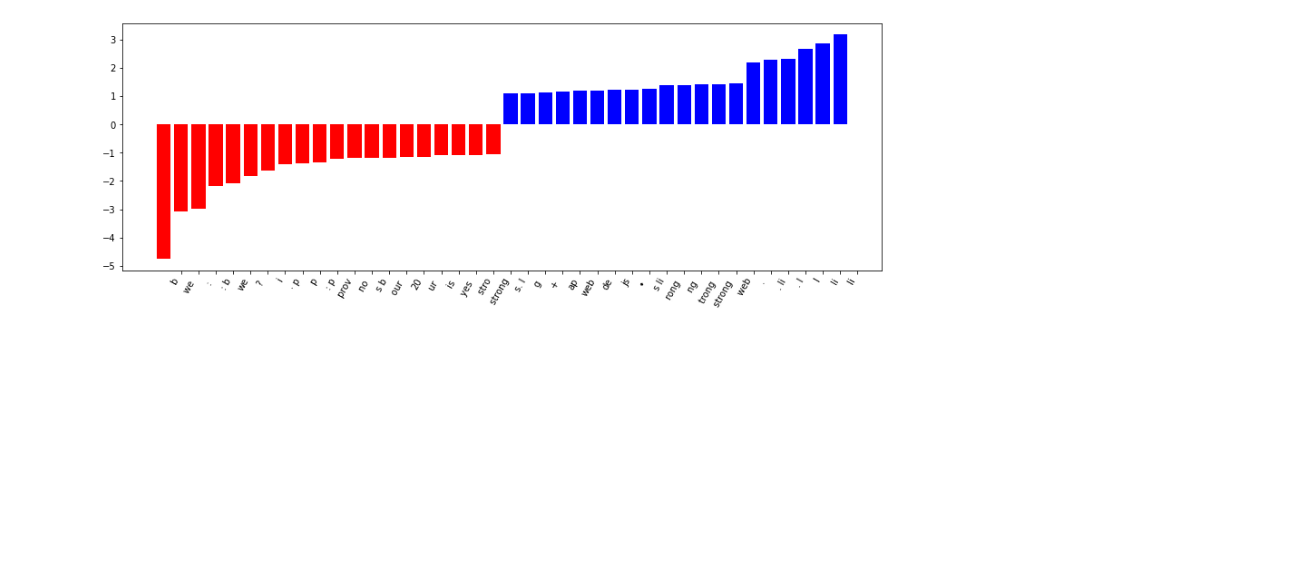
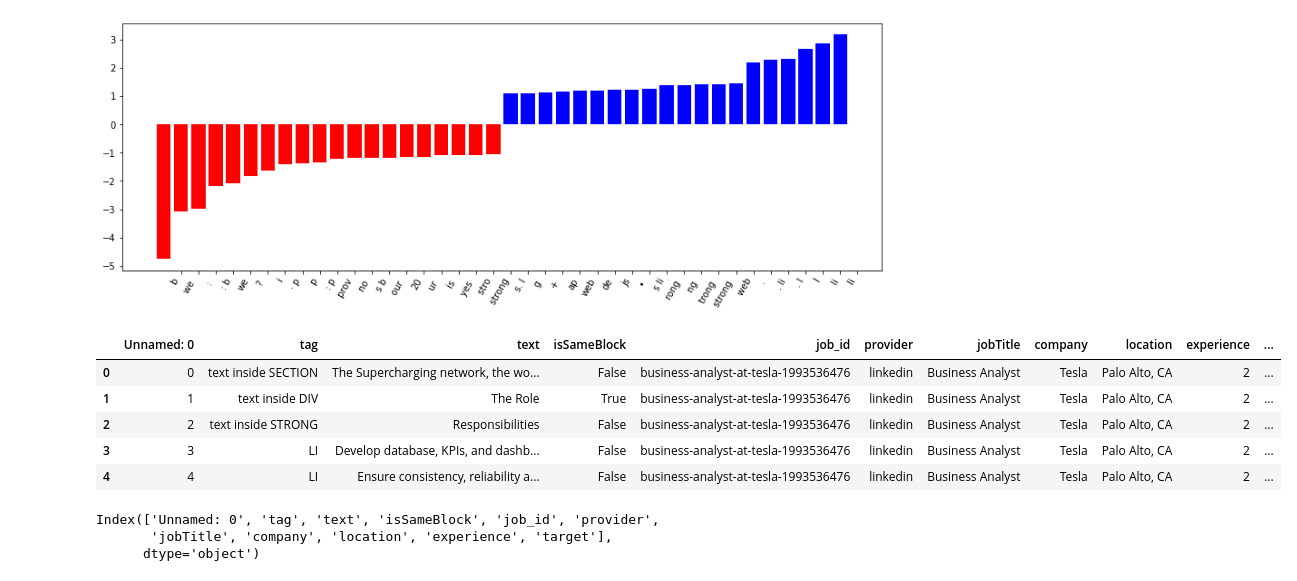
Before and after one commit to AntonVoronkoPM/skillscounter, a Jupyter notebook: notebooks/Classical_ML_clean.ipynb, the cells around one changed output. Saved outputs shown, nothing was run; the diff lists cells and outputs as text; code cells hidden in the pictures; blank space fills up the shorter version.

```diff
--- a/notebooks/Classical_ML_clean.ipynb
+++ b/notebooks/Classical_ML_clean.ipynb
@@ -896,0 +910,16 @@ def train(args, df, trial=None):
+# %%
+par = pd.read_parquet("../data/full_dataset.parquet")
+par.head()
+# %% [output]
+|  | Unnamed: 0 | tag | text | isSameBlock | job_id | provider | jobTitle | company | location | experience | ... |
+| 0 | 0 | text inside SECTION | The Supercharging network, the wo... | False | business-analyst-at-tesla-1993536476 | linkedin | Business Analyst | Tesla | Palo Alto, CA | 2 | ... |
+| 1 | 1 | text inside DIV | The Role | True | business-analyst-at-tesla-1993536476 | linkedin | Business Analyst | Tesla | Palo Alto, CA | 2 | ... |
+| 2 | 2 | text inside STRONG | Responsibilities | False | business-analyst-at-tesla-1993536476 | linkedin | Business Analyst | Tesla | Palo Alto, CA | 2 | ... |
+| 3 | 3 | LI | Develop database, KPIs, and dashb... | False | business-analyst-at-tesla-1993536476 | linkedin | Business Analyst | Tesla | Palo Alto, CA | 2 | ... |
+| 4 | 4 | LI | Ensure consistency, reliability a... | False | business-analyst-at-tesla-1993536476 | linkedin | Business Analyst | Tesla | Palo Alto, CA | 2 | ... |
+# %%
+par.columns
+# %% [output]
+Index(['Unnamed: 0', 'tag', 'text', 'isSameBlock', 'job_id', 'provider',
+       'jobTitle', 'company', 'location', 'experience', 'target'],
+      dtype='object')
```
Also changed, not shown: parts of 6 cells of this notebook, 35 other files.
